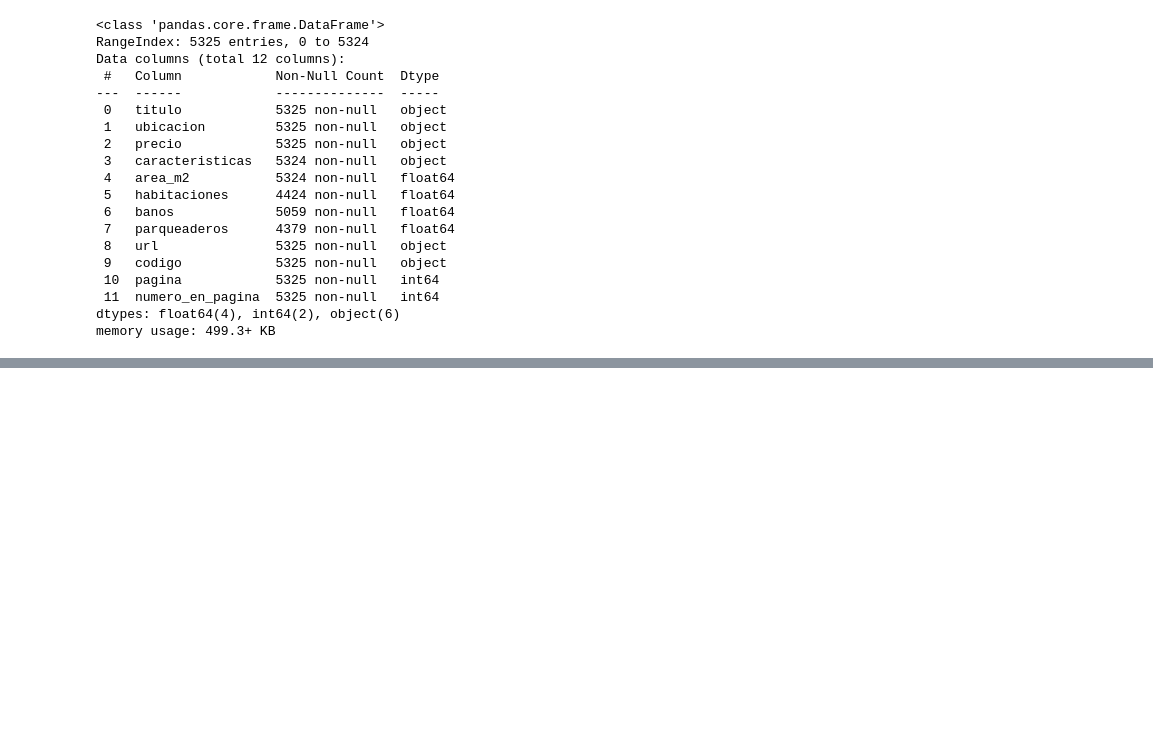
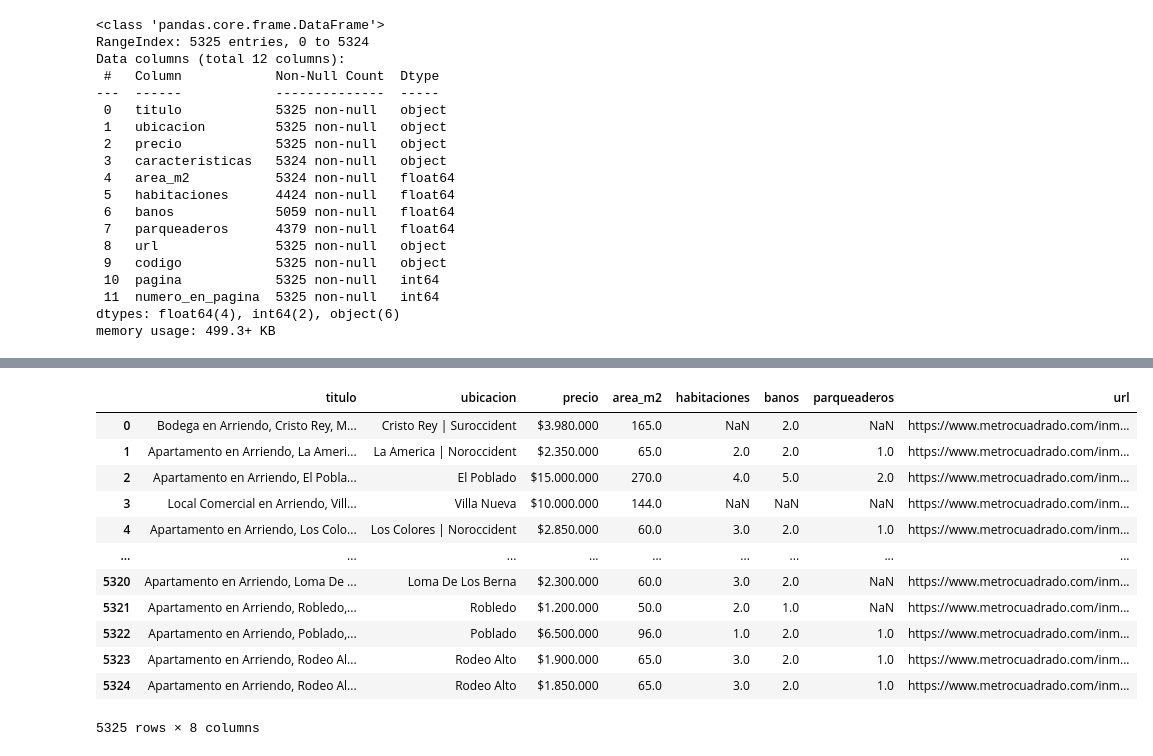
Before and after one commit to roman-correa/scraper, a Jupyter notebook: scraper.ipynb, the cells around one changed output, grey strips where cells are left out. Saved outputs shown, nothing was run; the diff lists cells and outputs as text; code cells hidden in the pictures; blank space fills up the shorter version.

```diff
--- a/scraper.ipynb
+++ b/scraper.ipynb
@@ -504,0 +491,17 @@ palma
+# %%
+df_analisis = df_a[['titulo','ubicacion', 'precio', 'area_m2', 'habitaciones', 'banos', 'parqueaderos','url']]
+df_analisis
+# %% [output]
+|  | titulo | ubicacion | precio | area_m2 | habitaciones | banos | parqueaderos | url |
+| 0 | Bodega en Arriendo, Cristo Rey, M... | Cristo Rey | Suroccident | $3.980.000 | 165.0 | NaN | 2.0 | NaN | https://www.metrocuadrado.com/inm... |
+| 1 | Apartamento en Arriendo, La Ameri... | La America | Noroccident | $2.350.000 | 65.0 | 2.0 | 2.0 | 1.0 | https://www.metrocuadrado.com/inm... |
+| 2 | Apartamento en Arriendo, El Pobla... | El Poblado | $15.000.000 | 270.0 | 4.0 | 5.0 | 2.0 | https://www.metrocuadrado.com/inm... |
+| 3 | Local Comercial en Arriendo, Vill... | Villa Nueva | $10.000.000 | 144.0 | NaN | NaN | NaN | https://www.metrocuadrado.com/inm... |
+| 4 | Apartamento en Arriendo, Los Colo... | Los Colores | Noroccident | $2.850.000 | 60.0 | 3.0 | 2.0 | 1.0 | https://www.metrocuadrado.com/inm... |
+| ... | ... | ... | ... | ... | ... | ... | ... | ... |
+| 5320 | Apartamento en Arriendo, Loma De ... | Loma De Los Berna | $2.300.000 | 60.0 | 3.0 | 2.0 | NaN | https://www.metrocuadrado.com/inm... |
+| 5321 | Apartamento en Arriendo, Robledo,... | Robledo | $1.200.000 | 50.0 | 2.0 | 1.0 | NaN | https://www.metrocuadrado.com/inm... |
+| 5322 | Apartamento en Arriendo, Poblado,... | Poblado | $6.500.000 | 96.0 | 1.0 | 2.0 | 1.0 | https://www.metrocuadrado.com/inm... |
+| 5323 | Apartamento en Arriendo, Rodeo Al... | Rodeo Alto | $1.900.000 | 65.0 | 3.0 | 2.0 | 1.0 | https://www.metrocuadrado.com/inm... |
+| 5324 | Apartamento en Arriendo, Rodeo Al... | Rodeo Alto | $1.850.000 | 65.0 | 3.0 | 2.0 | 1.0 | https://www.metrocuadrado.com/inm... |
+5325 rows × 8 columns
```
Also changed, not shown: parts of 6 cells of this notebook.
